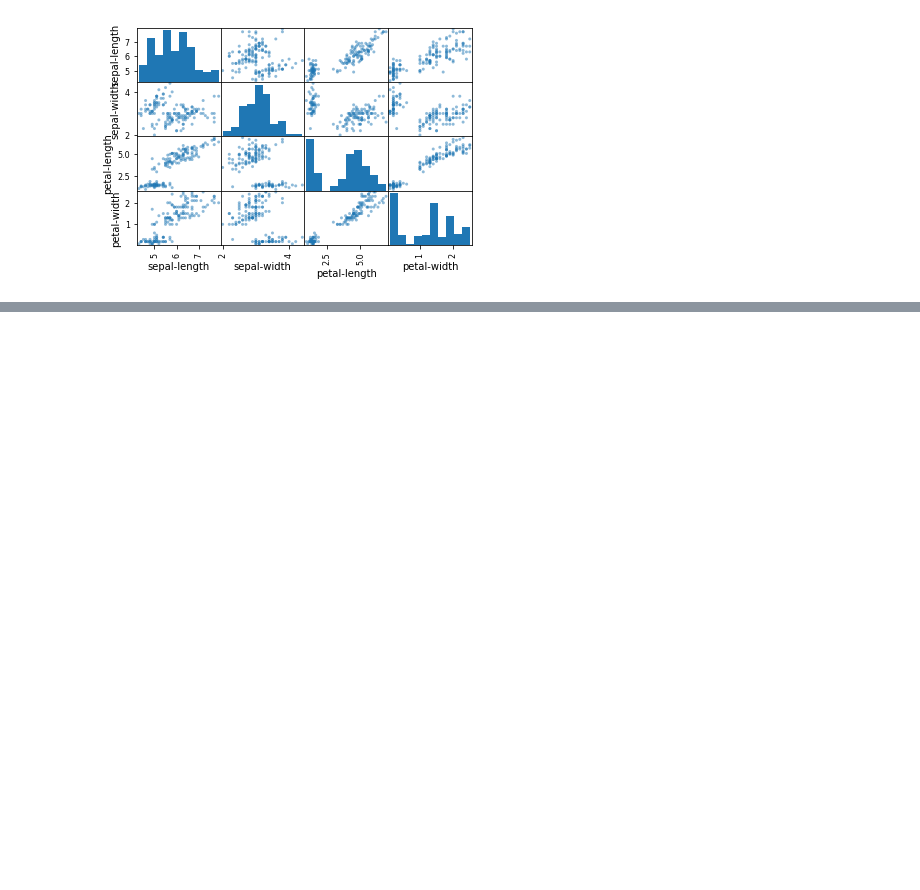
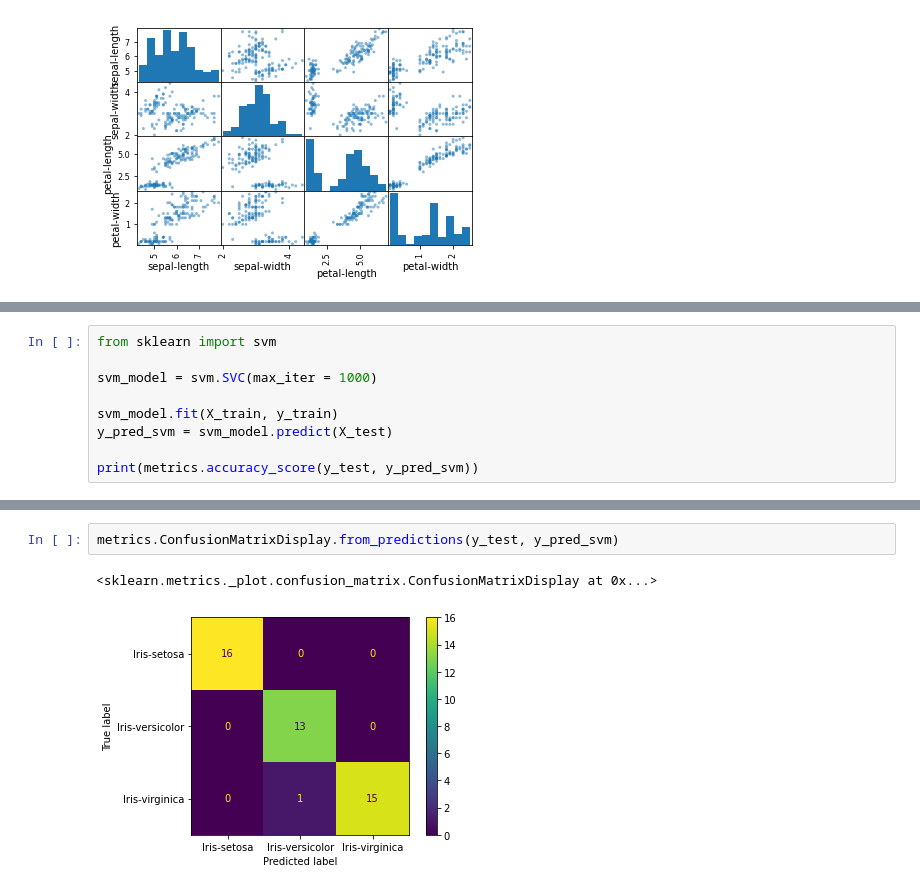
Before and after one commit to chandlercarlile/jupyter-tutorial, a Jupyter notebook: Untitled.ipynb, the cells around one changed output, grey strips where cells are left out. Drawn from its saved outputs; the diff is of its cells as text; blank space fills up the shorter version.

```diff
--- a/Untitled.ipynb
+++ b/Untitled.ipynb
@@ -51,0 +83,9 @@ array([[<AxesSubplot:xlabel='sepal-length', ylabel='sepal-length'>,
+# %%
+from sklearn import svm
+
+svm_model = svm.SVC(max_iter = 1000)
+
+svm_model.fit(X_train, y_train)
+y_pred_svm = svm_model.predict(X_test)
+
+print(metrics.accuracy_score(y_test, y_pred_svm))
@@ -51,0 +99,5 @@ array([[<AxesSubplot:xlabel='sepal-length', ylabel='sepal-length'>,
+# %%
+metrics.ConfusionMatrixDisplay.from_predictions(y_test, y_pred_svm)
+# %% [output]
+<sklearn.metrics._plot.confusion_matrix.ConfusionMatrixDisplay at 0x...>
+[figure, added]
```
Also changed, not shown: parts of 5 cells of this notebook.
